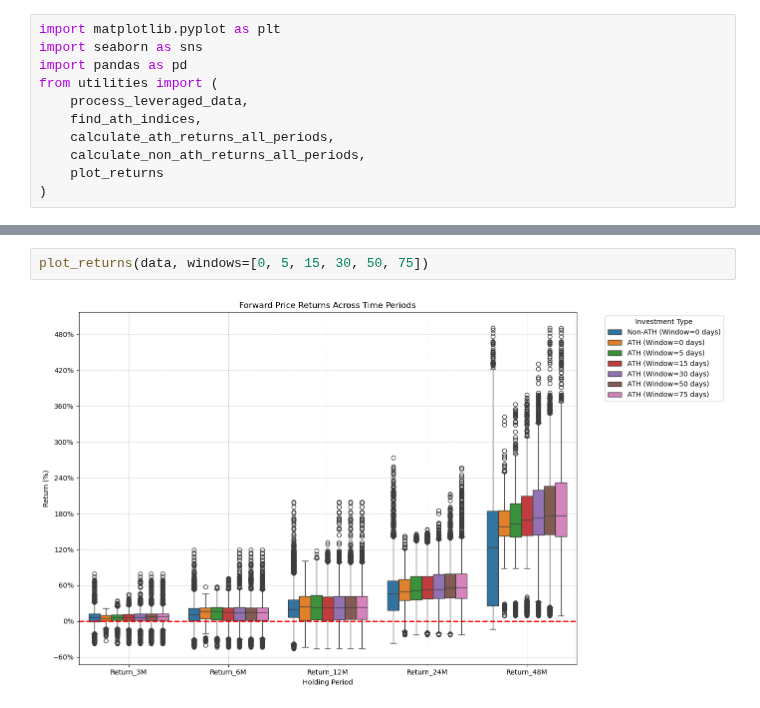
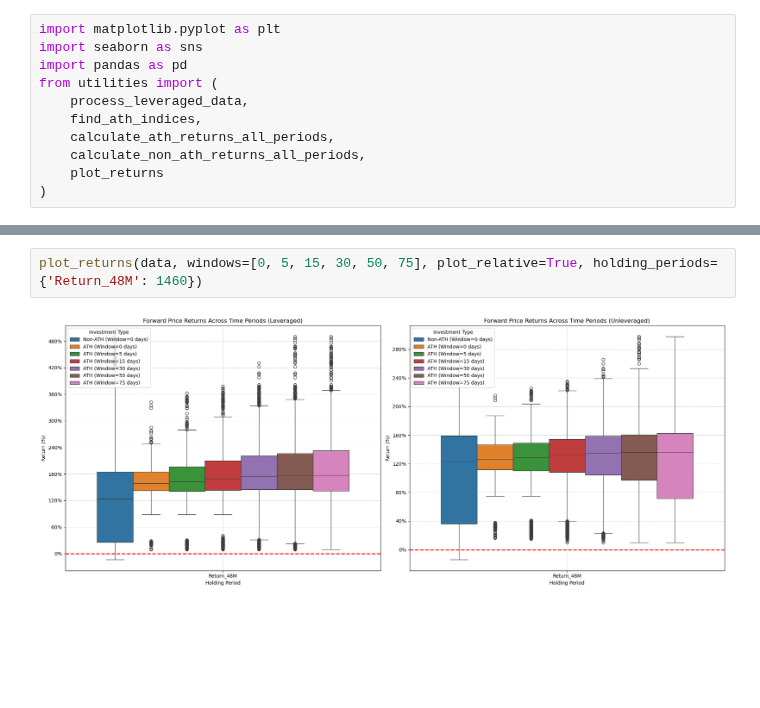
Before and after one commit to SterlingHayden/ATH-Investing-w-Leveraged-ETFs, a Jupyter notebook: Demo-Portfolio.ipynb, the cells around one changed output, grey strips where cells are left out. Drawn from its saved outputs; the diff is of its cells as text; blank space fills up the shorter version.

Commit message:
Fully functional - Added useage of plot_relative

```diff
--- a/Demo-Portfolio.ipynb
+++ b/Demo-Portfolio.ipynb
@@ -62,4 +88,4 @@ The `plot_returns` function uses the data generated from process_leveraged_data
 # %%
-plot_returns(data, windows=[0, 5, 15, 30, 50, 75])
+plot_returns(data, windows=[0, 5, 15, 30, 50, 75], plot_relative=True, holding_periods={'Return_48M': 1460})
 # %% [output]
-[figure, old version]
+[figure, new version]
```
Also changed, not shown: parts of 10 cells of this notebook.
